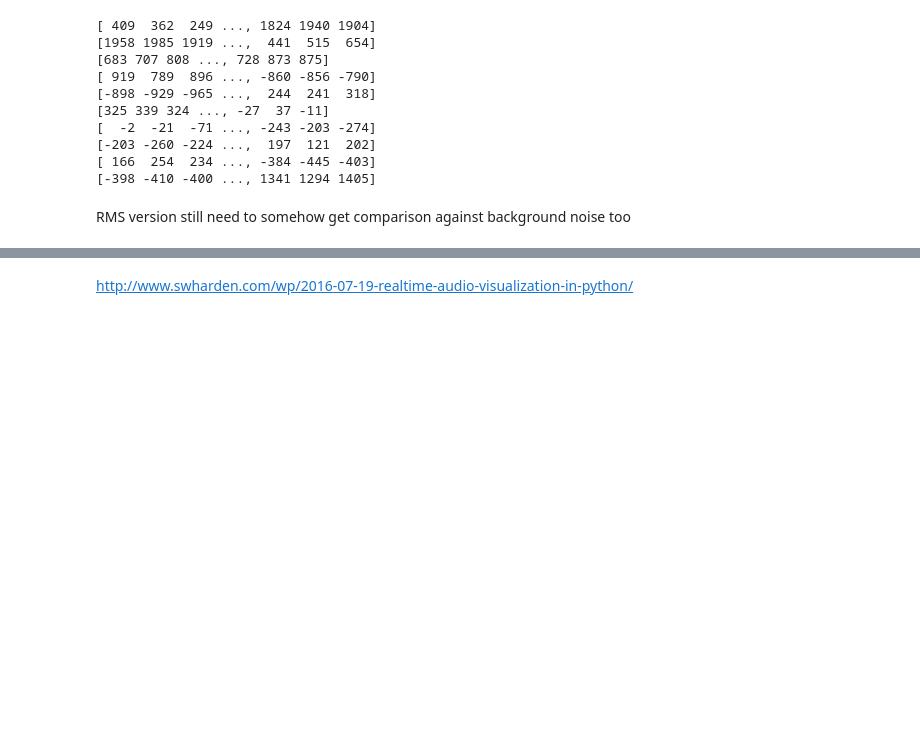
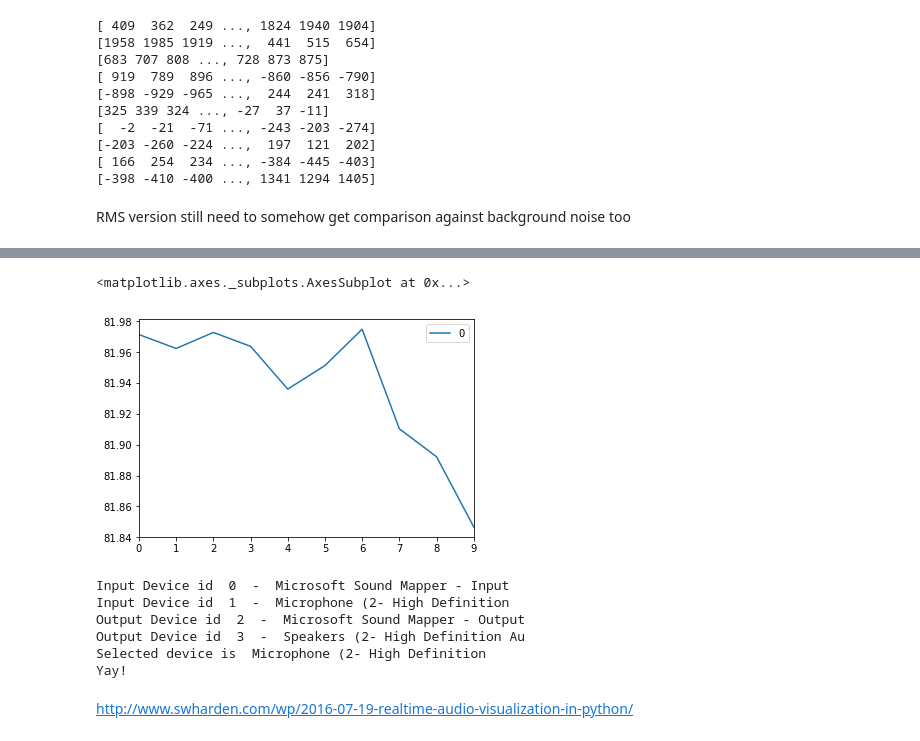
Before and after one commit to SKOMOBO/raspi, a Jupyter notebook: code.ipynb, the cells around one changed output, grey strips where cells are left out. Cells and saved outputs as stored; diff of their text form; code cells hidden in the pictures; blank space fills up the shorter version.

```diff
--- a/code.ipynb
+++ b/code.ipynb
@@ -82,3 +86,37 @@ p.terminate()
+# %%
+DB.plot()
+# %% [output]
+<matplotlib.axes._subplots.AxesSubplot at 0x...>
+[figure, added]
+# %%
+import pyaudio
+
+p = pyaudio.PyAudio()
+info = p.get_host_api_info_by_index(0)
+numdevices = info.get('deviceCount')
+#for each audio device, determine if is an input or an output and add it to the appropriate list and dictionary
+for i in range (0,numdevices):
+        if p.get_device_info_by_host_api_device_index(0,i).get('maxInputChannels')>0:
+                print "Input Device id ", i, " - ", p.get_device_info_by_host_api_device_index(0,i).get('name')
+
+        if p.get_device_info_by_host_api_device_index(0,i).get('maxOutputChannels')>0:
+                print "Output Device id ", i, " - ", p.get_device_info_by_host_api_device_index(0,i).get('name')
+
+devinfo = p.get_device_info_by_index(1)
+print "Selected device is ",devinfo.get('name')
+if p.is_format_supported(44100.0,  # Sample rate
+                         input_device=devinfo["index"],
+                         input_channels=devinfo['maxInputChannels'],
+                         input_format=pyaudio.paInt16):
+  print 'Yay!'
+p.terminate()
+# %% [output]
+Input Device id  0  -  Microsoft Sound Mapper - Input
+Input Device id  1  -  Microphone (2- High Definition
+Output Device id  2  -  Microsoft Sound Mapper - Output
+Output Device id  3  -  Speakers (2- High Definition Au
+Selected device is  Microphone (2- High Definition
+Yay!
 # %%
 import pandas as pd
 
```
Also changed, not shown: parts of 2 cells of this notebook.
